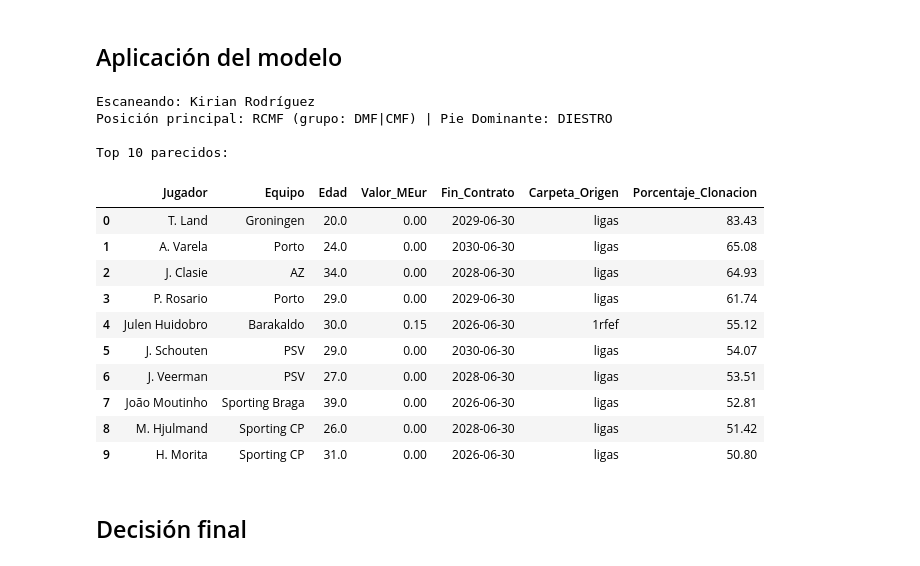
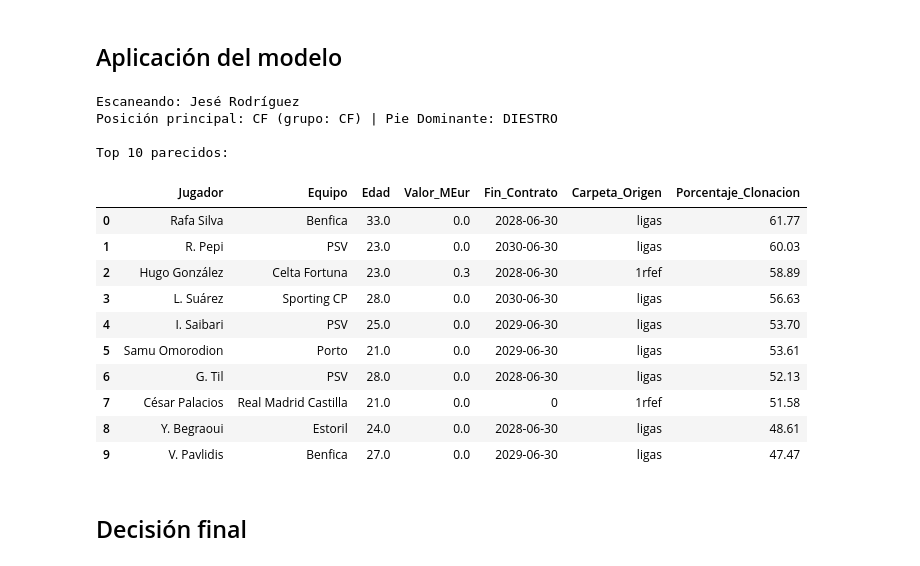
Before and after one commit to alsuaarez/TFM, a Jupyter notebook: src/scouting/buscador_similitud.ipynb, the cells around one changed output. Drawn from its saved outputs; the diff is of its cells as text; code cells hidden in the pictures.

```diff
--- a/src/scouting/buscador_similitud.ipynb
+++ b/src/scouting/buscador_similitud.ipynb
@@ -165,36 +165,36 @@ def buscar_clon_estadistico(nombre_jugador, df_equipo, df_global, metricas, estr
 ## Aplicación del modelo
 # %%
 # Escribe aquí el nombre del jugador de la plantilla 25/26 que quieras buscar
-JUGADOR_A_SUSTITUIR = "Kirian Rodríguez"
+JUGADOR_A_SUSTITUIR = "Jesé"
 
 # Búsqueda
 clones = buscar_clon_estadistico(
     nombre_jugador=JUGADOR_A_SUSTITUIR,
     df_equipo=df_udlp,
     df_global=df_mercado,
     metricas=METRICAS_SIMILITUD,
     estricto_pie=True
 )
 
 if not clones.empty:
     print(f"\nTop 10 parecidos:")
     display(clones)
 # %% [output]
-Escaneando: Kirian Rodríguez
-Posición principal: RCMF (grupo: DMF|CMF) | Pie Dominante: DIESTRO
+Escaneando: Jesé Rodríguez
+Posición principal: CF (grupo: CF) | Pie Dominante: DIESTRO
 
 Top 10 parecidos:
 |  | Jugador | Equipo | Edad | Valor_MEur | Fin_Contrato | Carpeta_Origen | Porcentaje_Clonacion |
-| 0 | T. Land | Groningen | 20.0 | 0.00 | 2029-06-30 | ligas | 83.43 |
-| 1 | A. Varela | Porto | 24.0 | 0.00 | 2030-06-30 | ligas | 65.08 |
-| 2 | J. Clasie | AZ | 34.0 | 0.00 | 2028-06-30 | ligas | 64.93 |
-| 3 | P. Rosario | Porto | 29.0 | 0.00 | 2029-06-30 | ligas | 61.74 |
-| 4 | Julen Huidobro | Barakaldo | 30.0 | 0.15 | 2026-06-30 | 1rfef | 55.12 |
-| 5 | J. Schouten | PSV | 29.0 | 0.00 | 2030-06-30 | ligas | 54.07 |
-| 6 | J. Veerman | PSV | 27.0 | 0.00 | 2028-06-30 | ligas | 53.51 |
-| 7 | João Moutinho | Sporting Braga | 39.0 | 0.00 | 2026-06-30 | ligas | 52.81 |
-| 8 | M. Hjulmand | Sporting CP | 26.0 | 0.00 | 2028-06-30 | ligas | 51.42 |
-| 9 | H. Morita | Sporting CP | 31.0 | 0.00 | 2026-06-30 | ligas | 50.80 |
+| 0 | Rafa Silva | Benfica | 33.0 | 0.0 | 2028-06-30 | ligas | 61.77 |
+| 1 | R. Pepi | PSV | 23.0 | 0.0 | 2030-06-30 | ligas | 60.03 |
+| 2 | Hugo González | Celta Fortuna | 23.0 | 0.3 | 2028-06-30 | 1rfef | 58.89 |
+| 3 | L. Suárez | Sporting CP | 28.0 | 0.0 | 2030-06-30 | ligas | 56.63 |
+| 4 | I. Saibari | PSV | 25.0 | 0.0 | 2029-06-30 | ligas | 53.70 |
+| 5 | Samu Omorodion | Porto | 21.0 | 0.0 | 2029-06-30 | ligas | 53.61 |
+| 6 | G. Til | PSV | 28.0 | 0.0 | 2028-06-30 | ligas | 52.13 |
+| 7 | César Palacios | Real Madrid Castilla | 21.0 | 0.0 | 0 | 1rfef | 51.58 |
+| 8 | Y. Begraoui | Estoril | 24.0 | 0.0 | 2028-06-30 | ligas | 48.61 |
+| 9 | V. Pavlidis | Benfica | 27.0 | 0.0 | 2029-06-30 | ligas | 47.47 |
 # %% [markdown]
 ## Decisión final
 # %%
```
Also changed, not shown: parts of 1 cell of this notebook, 2 other files.
